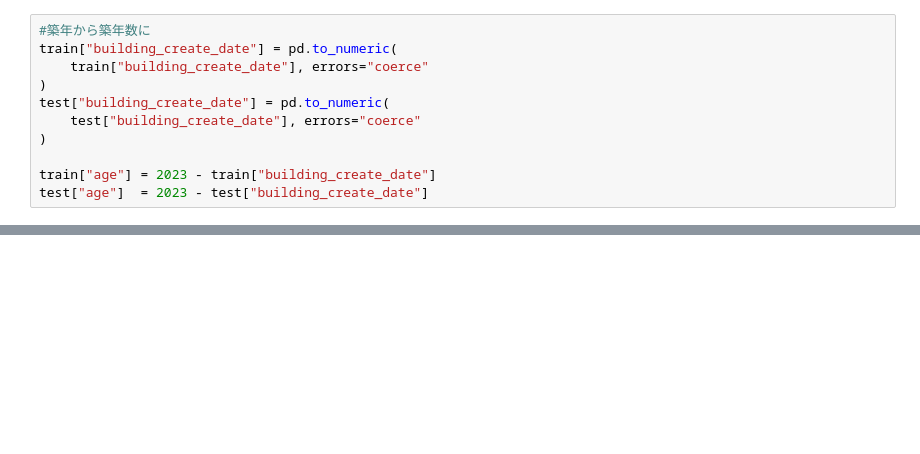
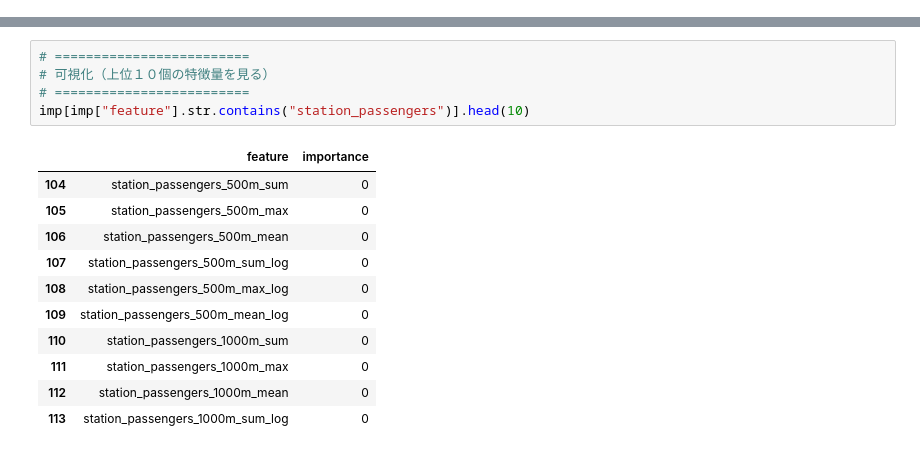
Before and after one commit to dondonrocket/kokudo, a Jupyter notebook: hasegawa.ipynb, the cells around one changed output, grey strips where cells are left out. Drawn from its saved outputs; the diff is of its cells as text; blank space fills up the shorter version.

```diff
--- a/hasegawa.ipynb
+++ b/hasegawa.ipynb
@@ -83,11 +45,0 @@ properties["station_passengers_500m"] = (
-# %%
-#築年から築年数に
-train["building_create_date"] = pd.to_numeric(
-    train["building_create_date"], errors="coerce"
-)
-test["building_create_date"] = pd.to_numeric(
-    test["building_create_date"], errors="coerce"
-)
-
-train["age"] = 2023 - train["building_create_date"]
-test["age"]  = 2023 - test["building_create_date"]
@@ -141,0 +249,17 @@ LGBMRegressor(learning_rate=0.05, n_estimators=500, random_state=42)
+# %%
+# =========================
+# 可視化（上位１０個の特徴量を見る）
+# =========================
+imp[imp["feature"].str.contains("station_passengers")].head(10)
+# %% [output]
+|  | feature | importance |
+| 104 | station_passengers_500m_sum | 0 |
+| 105 | station_passengers_500m_max | 0 |
+| 106 | station_passengers_500m_mean | 0 |
+| 107 | station_passengers_500m_sum_log | 0 |
+| 108 | station_passengers_500m_max_log | 0 |
+| 109 | station_passengers_500m_mean_log | 0 |
+| 110 | station_passengers_1000m_sum | 0 |
+| 111 | station_passengers_1000m_max | 0 |
+| 112 | station_passengers_1000m_mean | 0 |
+| 113 | station_passengers_1000m_sum_log | 0 |
```
Also changed, not shown: parts of 17 cells of this notebook.
